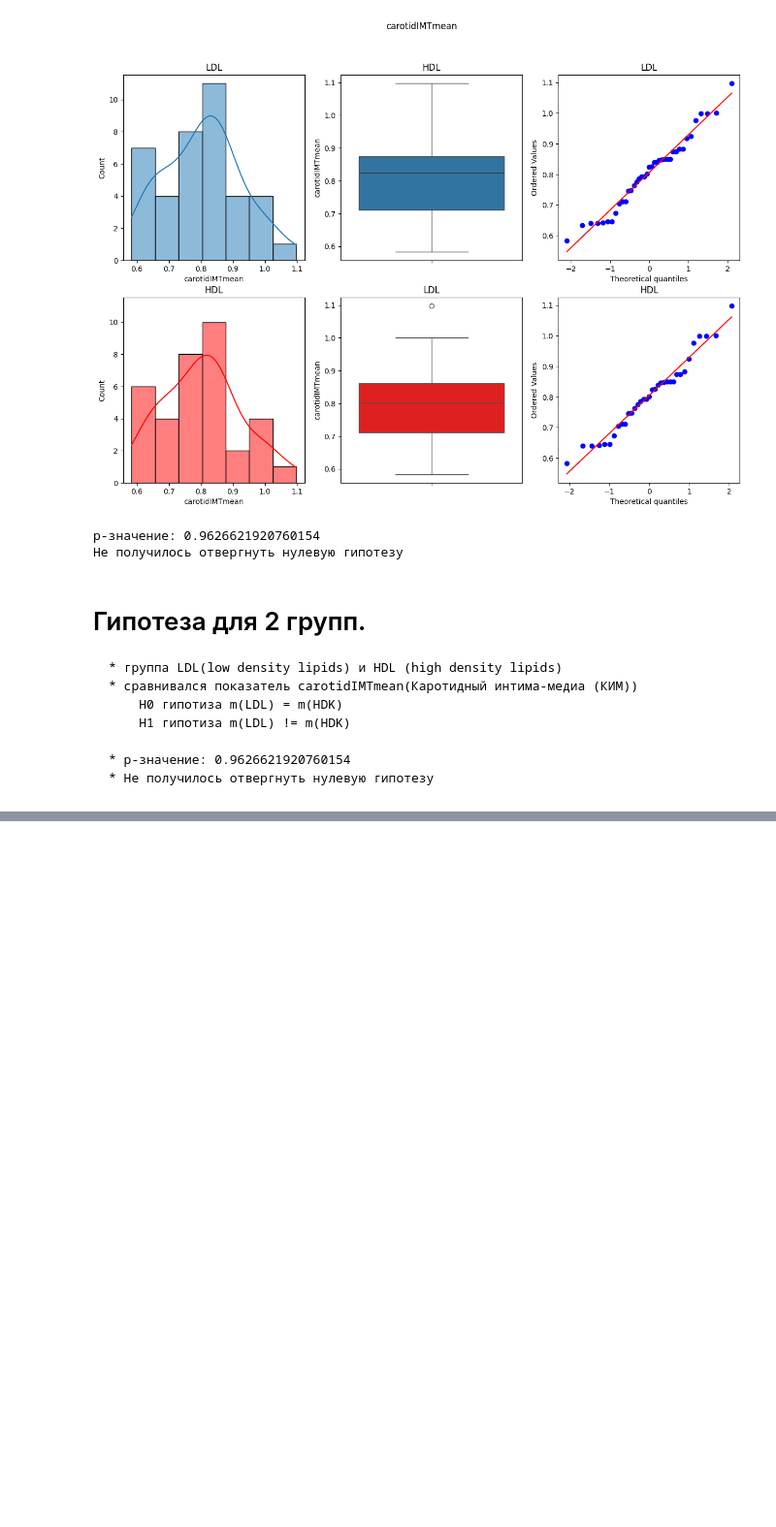
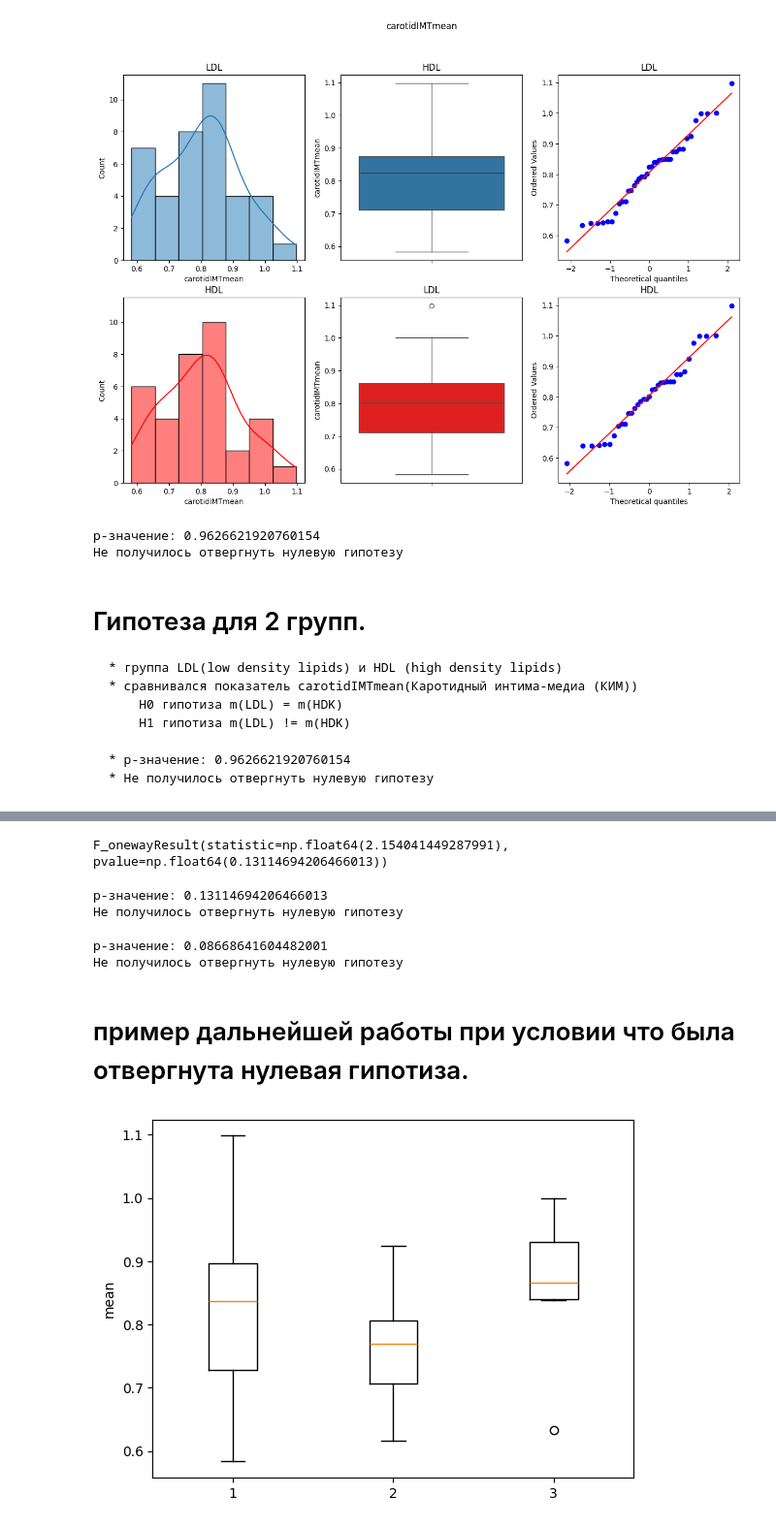
Before and after one commit to Alexandertsvet/biostat, a Jupyter notebook: applied_statistics/research_planning.ipynb, the cells around one changed output, grey strips where cells are left out. Shown at 97% size. Saved outputs shown, nothing was run; the diff lists cells and outputs as text; code cells hidden in the pictures; blank space fills up the shorter version.

```diff
--- a/applied_statistics/research_planning.ipynb
+++ b/applied_statistics/research_planning.ipynb
@@ -449,0 +584,42 @@ p-значение: 0.9626621920760154
+# %%
+f_oneway(group_bmi_1, group_bmi_2, group_bmi_3)
+# %% [output]
+F_onewayResult(statistic=np.float64(2.154041449287991), pvalue=np.float64(0.13114694206466013))
+# %%
+alpha = 0.05
+
+results = f_oneway(group_bmi_1, group_bmi_2, group_bmi_3)
+
+print('p-значение:', results.pvalue)
+
+if results.pvalue < alpha:
+    print('Отвергаем нулевую гипотезу')
+else:
+    print('Не получилось отвергнуть нулевую гипотезу')
+# %% [output]
+p-значение: 0.13114694206466013
+Не получилось отвергнуть нулевую гипотезу
+# %%
+from scipy import stats
+results = stats.kruskal(group_bmi_1, group_bmi_2, group_bmi_3)
+
+print('p-значение:', results.pvalue)
+
+if results.pvalue < alpha:
+    print('Отвергаем нулевую гипотезу')
+else:
+    print('Не получилось отвергнуть нулевую гипотезу')
+# %% [output]
+p-значение: 0.08668641604482001
+Не получилось отвергнуть нулевую гипотезу
+# %% [markdown]
+# пример дальнейшей работы при условии что была отвергнута нулевая гипотиза.
+# %%
+import matplotlib.pyplot as plt
+fig, ax = plt.subplots(1, 1)
+ax.boxplot([group_bmi_1, group_bmi_2, group_bmi_3])
+ax.set_xticklabels(["1", "2", "3"])
+ax.set_ylabel("mean")
+plt.show()
+# %% [output]
+[figure, added]
```
Also changed, not shown: parts of 19 cells of this notebook.
